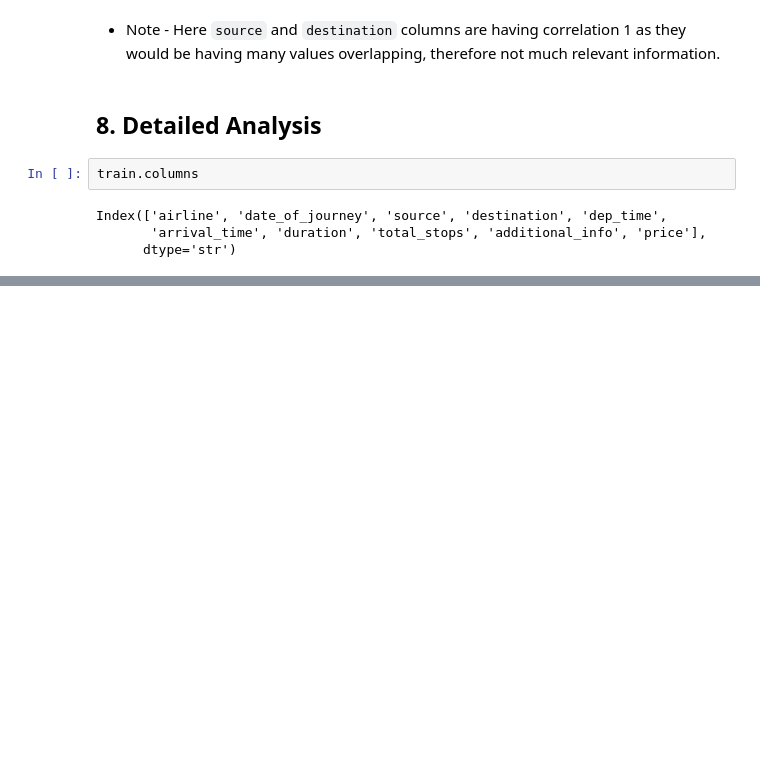
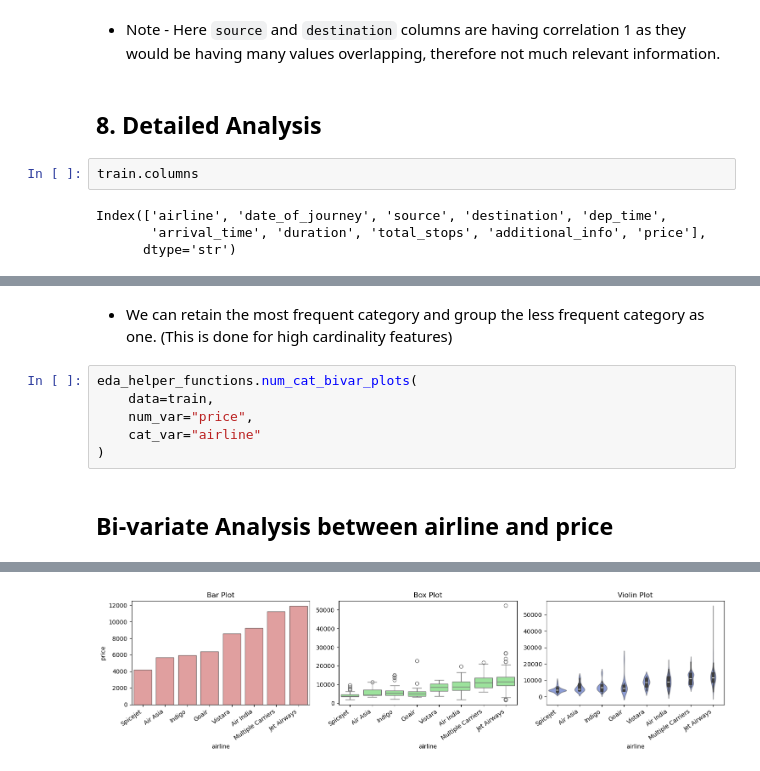
Before and after one commit to Ashish-gaba/Flight-Price-Prediction-using-AWS-Sagemaker, a Jupyter notebook: notebooks/eda.ipynb, the cells around one changed output, grey strips where cells are left out. Saved outputs shown, nothing was run; the diff lists cells and outputs as text; blank space fills up the shorter version.

```diff
--- a/notebooks/eda.ipynb
+++ b/notebooks/eda.ipynb
@@ -212,0 +271,10 @@ Index(['airline', 'date_of_journey', 'source', 'destination', 'dep_time',
+# %% [markdown]
+- We can retain the most frequent category and group the less frequent category as one. (This is done for high cardinality features)
+# %%
+eda_helper_functions.num_cat_bivar_plots(
+    data=train,
+    num_var="price",
+    cat_var="airline"
+)
+# %% [output]
+Bi-variate Analysis between airline and price
@@ -212,0 +282 @@ Index(['airline', 'date_of_journey', 'source', 'destination', 'dep_time',
+[figure, added]
```
Also changed, not shown: parts of 47 cells of this notebook, 1 other file.
